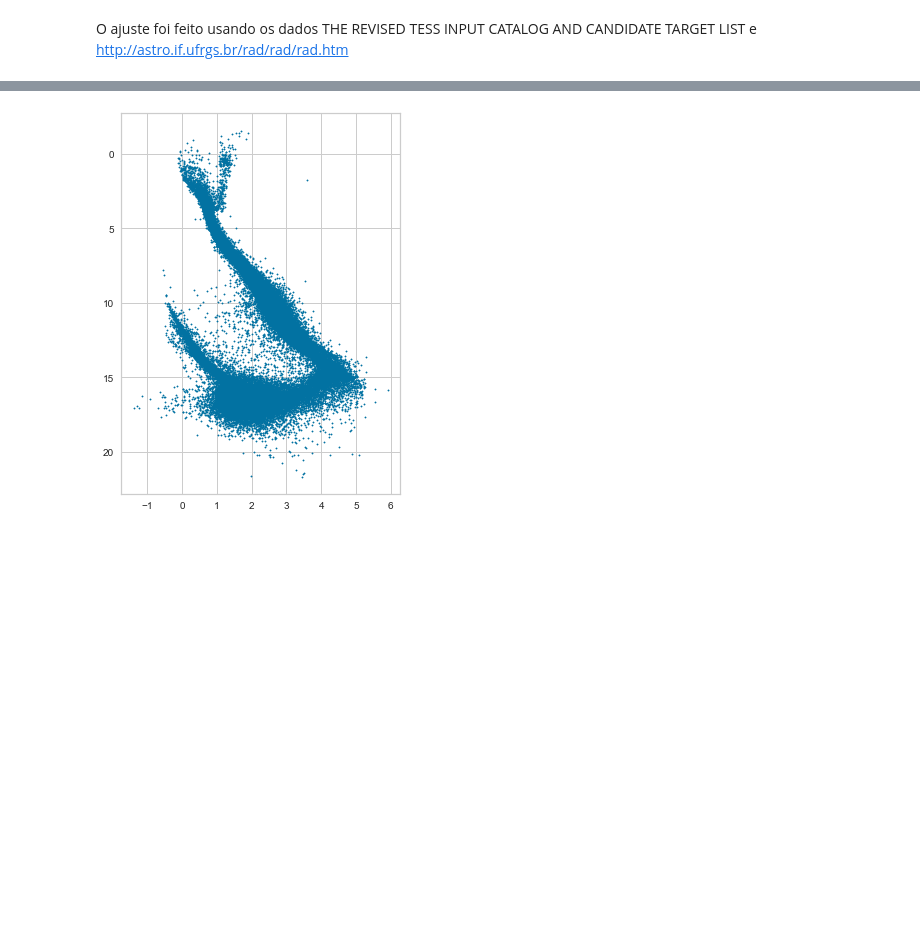
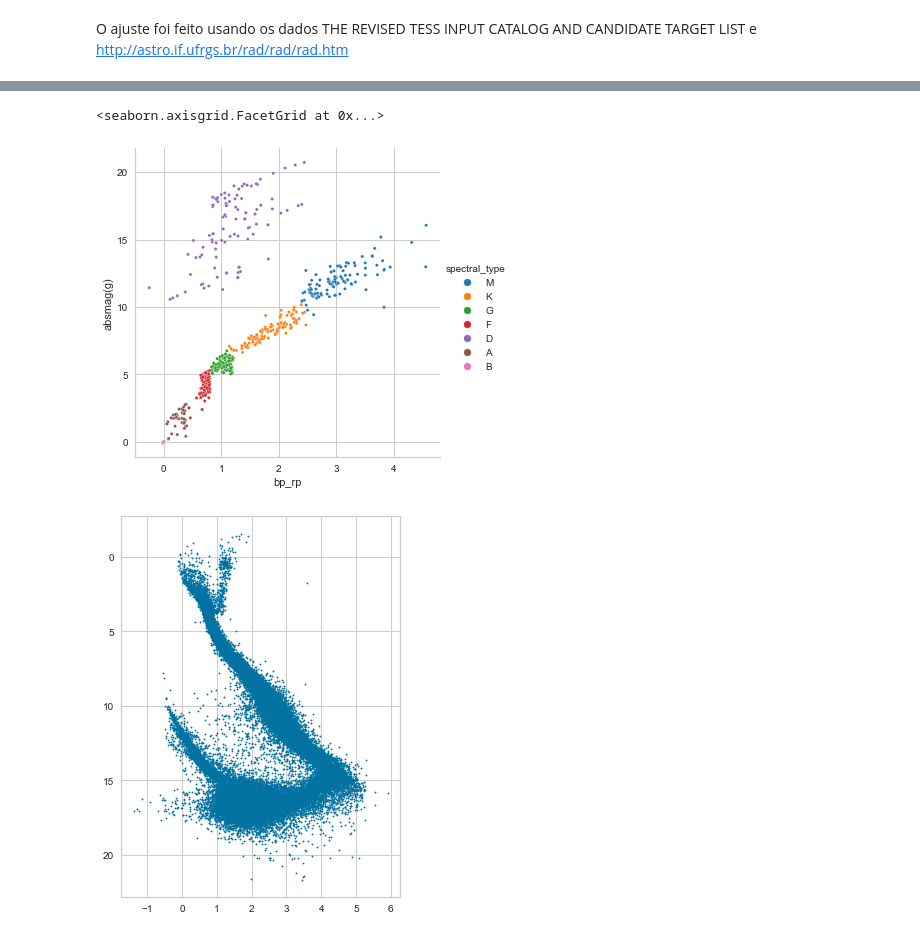
Before and after one commit to Di-carvalho/stars-classificatio-semi-supervised-, a Jupyter notebook: star_classification-gaia-semi.ipynb, the cells around one changed output, grey strips where cells are left out. Saved outputs shown, nothing was run; the diff lists cells and outputs as text; code cells hidden in the pictures; blank space fills up the shorter version.

```diff
--- a/star_classification-gaia-semi.ipynb
+++ b/star_classification-gaia-semi.ipynb
@@ -372,0 +413,10 @@ sns.relplot(
+# %%
+mask = downsampling.spectral_type == 'B'
+sp = downsampling[mask]
+sp1 = downsampling[~mask]
+upsample = resample(sp, replace = True, n_samples = 100, random_state = 42)
+upsample_model = pd.concat([sp1, upsample])
+
+
+
+upsample_model.groupby('spectral_type').count()
@@ -373,3 +433,12 @@ sns.relplot(
+# %%
+sns.relplot(
+    data=upsample_model,
+    x='bp_rp', y="absmag(g)",
+    hue='spectral_type',palette='tab10',s=10
+)
+# %% [output]
+<seaborn.axisgrid.FacetGrid at 0x...>
+[figure, added]
 # %%
 # Plotagem do diagrama HR.
 #escrever o que os eixos significam
```
Also changed, not shown: parts of 25 cells of this notebook.
